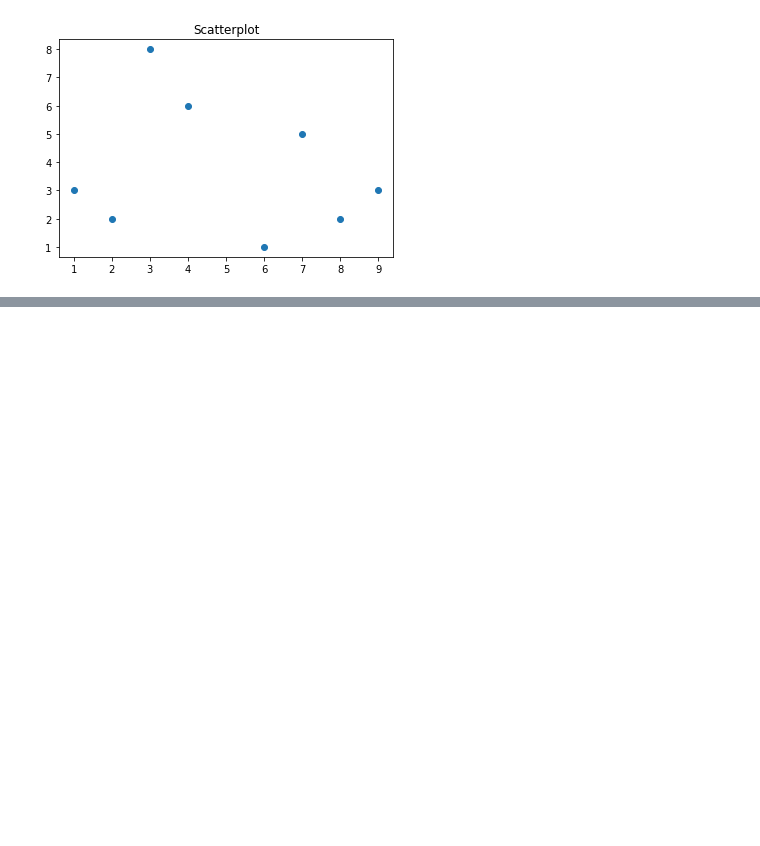
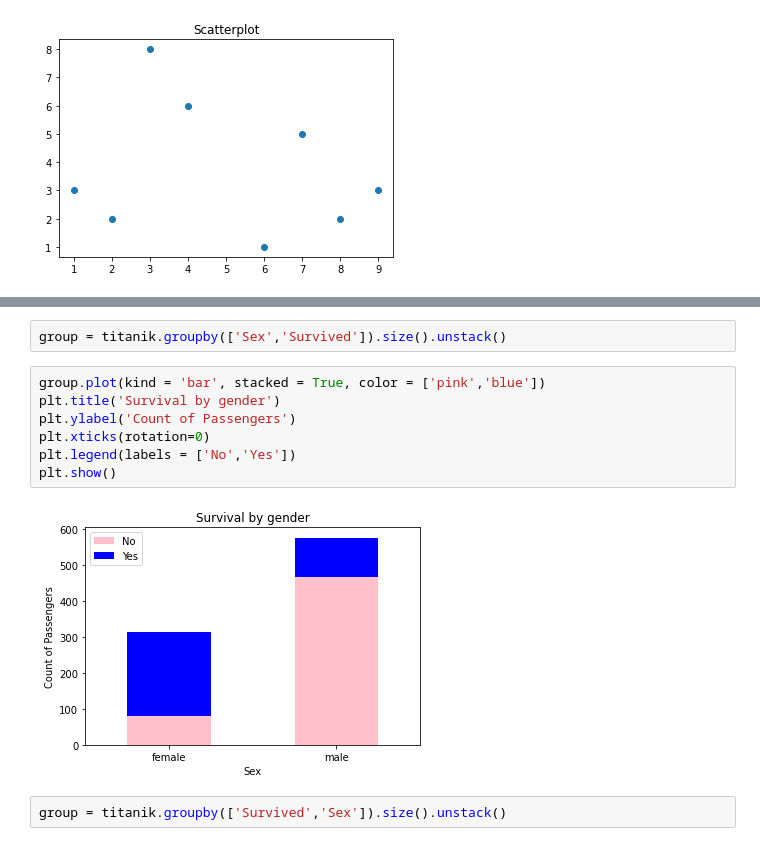
Before and after one commit to milicajosic996/data-analyst-pandas, a Jupyter notebook: Vizualizacija podataka.ipynb, the cells around one changed output, grey strips where cells are left out. Saved outputs shown, nothing was run; the diff lists cells and outputs as text; blank space fills up the shorter version.

```diff
--- a/Vizualizacija podataka.ipynb
+++ b/Vizualizacija podataka.ipynb
@@ -76,0 +127,13 @@ plt.show()
+# %%
+group = titanik.groupby(['Sex','Survived']).size().unstack()
+# %%
+group.plot(kind = 'bar', stacked = True, color = ['pink','blue'])
+plt.title('Survival by gender')
+plt.ylabel('Count of Passengers')
+plt.xticks(rotation=0)
+plt.legend(labels = ['No','Yes'])
+plt.show()
+# %% [output]
+[figure, added]
+# %%
+group = titanik.groupby(['Survived','Sex']).size().unstack()
```
Also changed, not shown: parts of 20 cells of this notebook.
